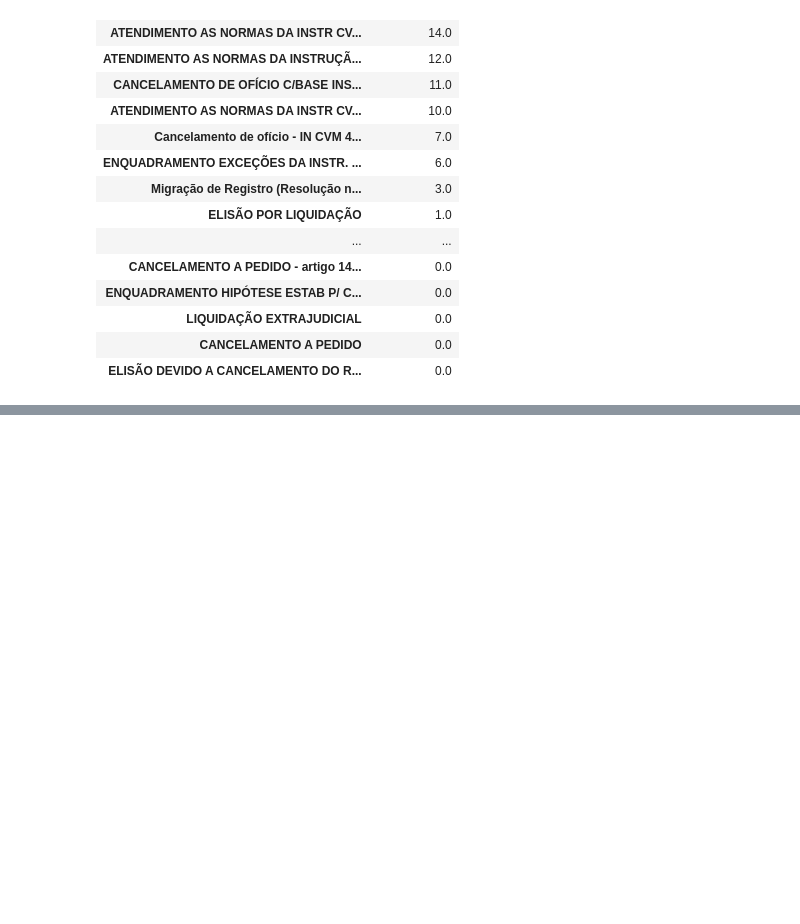
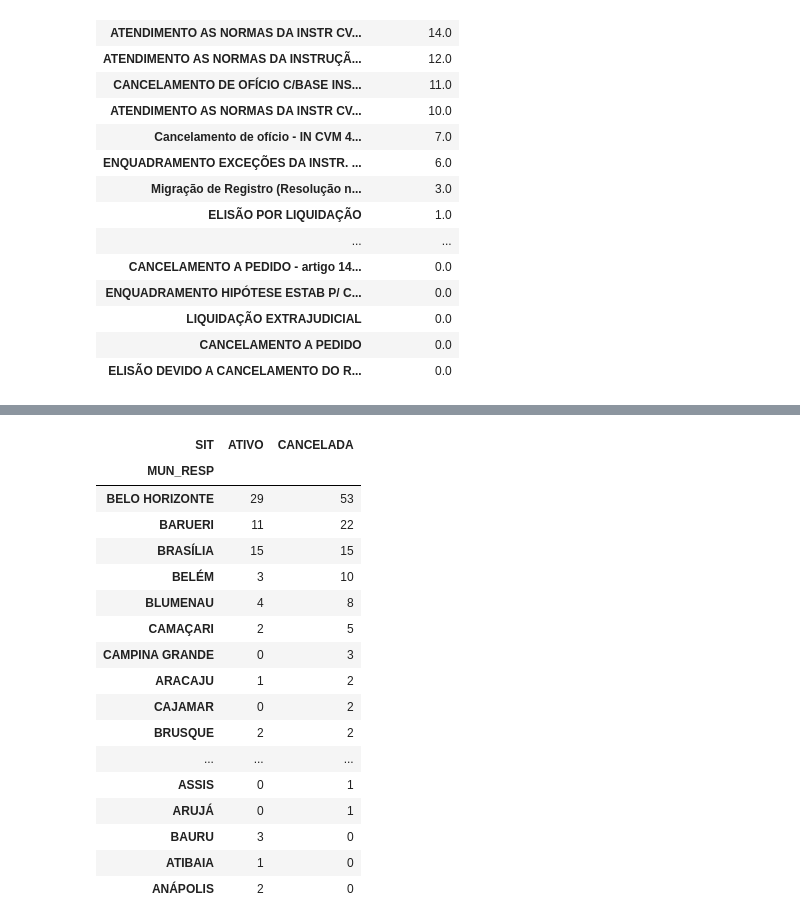
Before and after one commit to Wolfgang-Amadeus-Mozart/Projetos_ciencia_de_dados, a Jupyter notebook: Dados CVM/Analise_dados_cadastrais_cvm.ipynb, the cells around one changed output, grey strips where cells are left out. Cells and saved outputs as stored; diff of their text form; code cells hidden in the pictures; blank space fills up the shorter version.

```diff
--- a/Dados CVM/Analise_dados_cadastrais_cvm.ipynb
+++ b/Dados CVM/Analise_dados_cadastrais_cvm.ipynb
@@ -202,0 +224,25 @@ np.round(
+# %%
+#Verificando os municipios on mais se existem mais empresas com o situação CANCELADA
+pd.crosstab(
+    df['SIT'],
+    df['MUN_RESP']
+).T.head(30).sort_values(by='CANCELADA', ascending=False).drop(columns=['SUSPENSO(A) - DECISÃO ADM'])
+# %% [output]
+| SIT | ATIVO | CANCELADA |
+| MUN_RESP |  |  |
+| BELO HORIZONTE | 29 | 53 |
+| BARUERI | 11 | 22 |
+| BRASÍLIA | 15 | 15 |
+| BELÉM | 3 | 10 |
+| BLUMENAU | 4 | 8 |
+| CAMAÇARI | 2 | 5 |
+| CAMPINA GRANDE | 0 | 3 |
+| ARACAJU | 1 | 2 |
+| CAJAMAR | 0 | 2 |
+| BRUSQUE | 2 | 2 |
+| ... | ... | ... |
+| ASSIS | 0 | 1 |
+| ARUJÁ | 0 | 1 |
+| BAURU | 3 | 0 |
+| ATIBAIA | 1 | 0 |
+| ANÁPOLIS | 2 | 0 |
```
Also changed, not shown: parts of 10 cells of this notebook.
